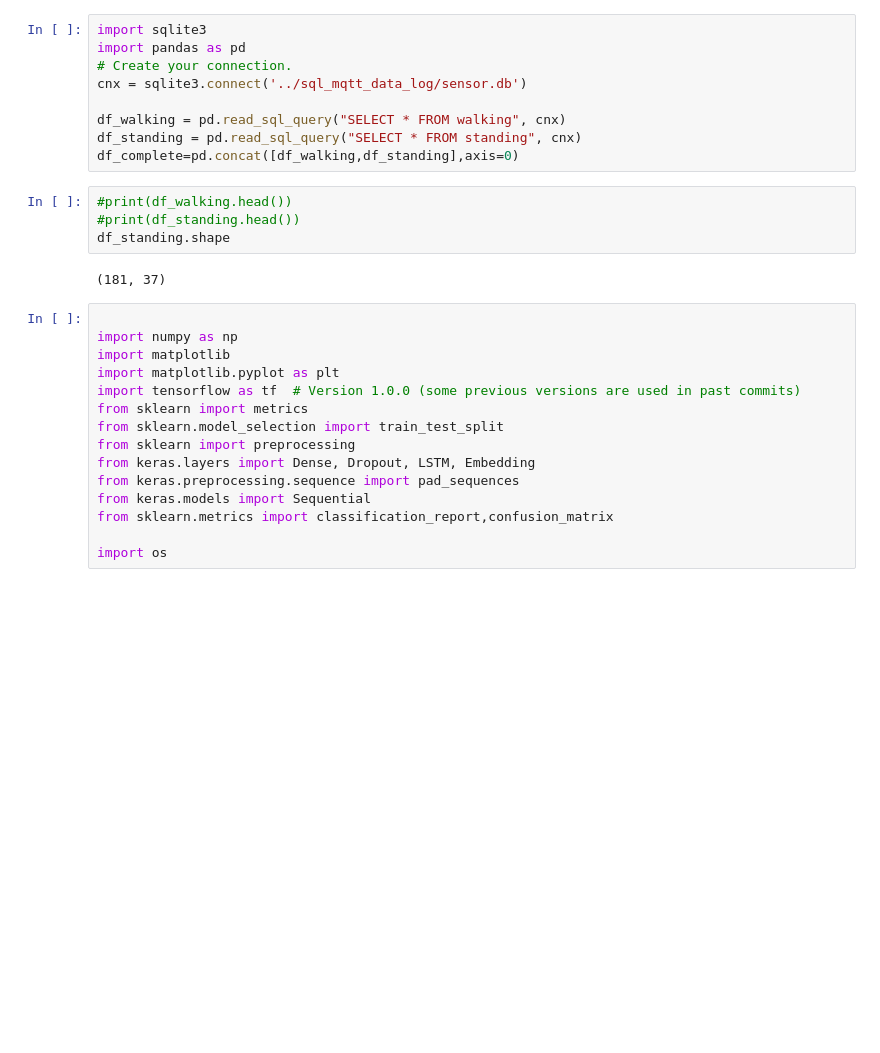
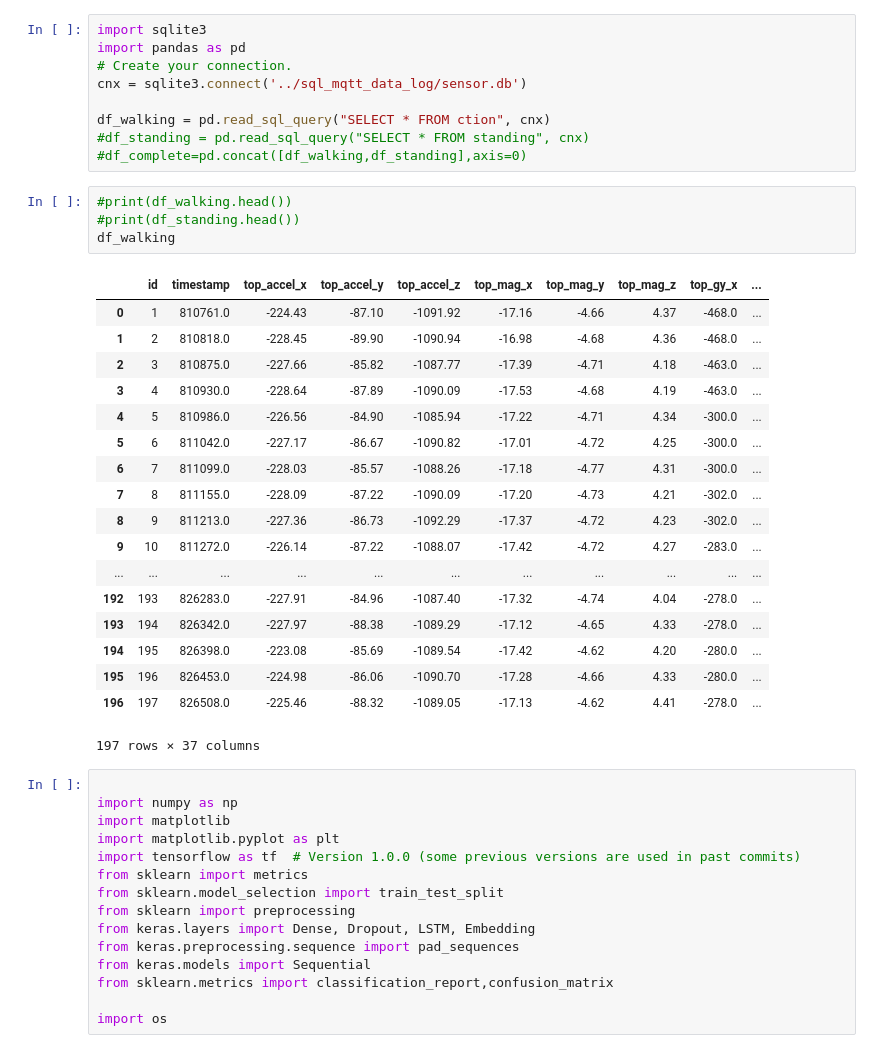
Before and after one commit to kennethrithvik/smart_knee_brace, a Jupyter notebook: python_libraries/classifier/lstm_classifier.ipynb, the cells around one changed output. Drawn from its saved outputs; the diff is of its cells as text; blank space fills up the shorter version.

```diff
--- a/python_libraries/classifier/lstm_classifier.ipynb
+++ b/python_libraries/classifier/lstm_classifier.ipynb
@@ -4,15 +4,32 @@ import pandas as pd
 # Create your connection.
 cnx = sqlite3.connect('../sql_mqtt_data_log/sensor.db')
 
-df_walking = pd.read_sql_query("SELECT * FROM walking", cnx)
-df_standing = pd.read_sql_query("SELECT * FROM standing", cnx)
-df_complete=pd.concat([df_walking,df_standing],axis=0)
+df_walking = pd.read_sql_query("SELECT * FROM ction", cnx)
+#df_standing = pd.read_sql_query("SELECT * FROM standing", cnx)
+#df_complete=pd.concat([df_walking,df_standing],axis=0)
 # %%
 #print(df_walking.head())
 #print(df_standing.head())
-df_standing.shape
+df_walking
 # %% [output]
+|  | id | timestamp | top_accel_x | top_accel_y | top_accel_z | top_mag_x | top_mag_y | top_mag_z | top_gy_x | ... |
+| 0 | 1 | 810761.0 | -224.43 | -87.10 | -1091.92 | -17.16 | -4.66 | 4.37 | -468.0 | ... |
+| 1 | 2 | 810818.0 | -228.45 | -89.90 | -1090.94 | -16.98 | -4.68 | 4.36 | -468.0 | ... |
+| 2 | 3 | 810875.0 | -227.66 | -85.82 | -1087.77 | -17.39 | -4.71 | 4.18 | -463.0 | ... |
+| 3 | 4 | 810930.0 | -228.64 | -87.89 | -1090.09 | -17.53 | -4.68 | 4.19 | -463.0 | ... |
+| 4 | 5 | 810986.0 | -226.56 | -84.90 | -1085.94 | -17.22 | -4.71 | 4.34 | -300.0 | ... |
+| 5 | 6 | 811042.0 | -227.17 | -86.67 | -1090.82 | -17.01 | -4.72 | 4.25 | -300.0 | ... |
+| 6 | 7 | 811099.0 | -228.03 | -85.57 | -1088.26 | -17.18 | -4.77 | 4.31 | -300.0 | ... |
+| 7 | 8 | 811155.0 | -228.09 | -87.22 | -1090.09 | -17.20 | -4.73 | 4.21 | -302.0 | ... |
+| 8 | 9 | 811213.0 | -227.36 | -86.73 | -1092.29 | -17.37 | -4.72 | 4.23 | -302.0 | ... |
+| 9 | 10 | 811272.0 | -226.14 | -87.22 | -1088.07 | -17.42 | -4.72 | 4.27 | -283.0 | ... |
+| ... | ... | ... | ... | ... | ... | ... | ... | ... | ... | ... |
+| 192 | 193 | 826283.0 | -227.91 | -84.96 | -1087.40 | -17.32 | -4.74 | 4.04 | -278.0 | ... |
+| 193 | 194 | 826342.0 | -227.97 | -88.38 | -1089.29 | -17.12 | -4.65 | 4.33 | -278.0 | ... |
+| 194 | 195 | 826398.0 | -223.08 | -85.69 | -1089.54 | -17.42 | -4.62 | 4.20 | -280.0 | ... |
+| 195 | 196 | 826453.0 | -224.98 | -86.06 | -1090.70 | -17.28 | -4.66 | 4.33 | -280.0 | ... |
+| 196 | 197 | 826508.0 | -225.46 | -88.32 | -1089.05 | -17.13 | -4.62 | 4.41 | -278.0 | ... |
-(181, 37)
+197 rows × 37 columns
 # %%
 
 import numpy as np
```
Also changed, not shown: 9 other files.
